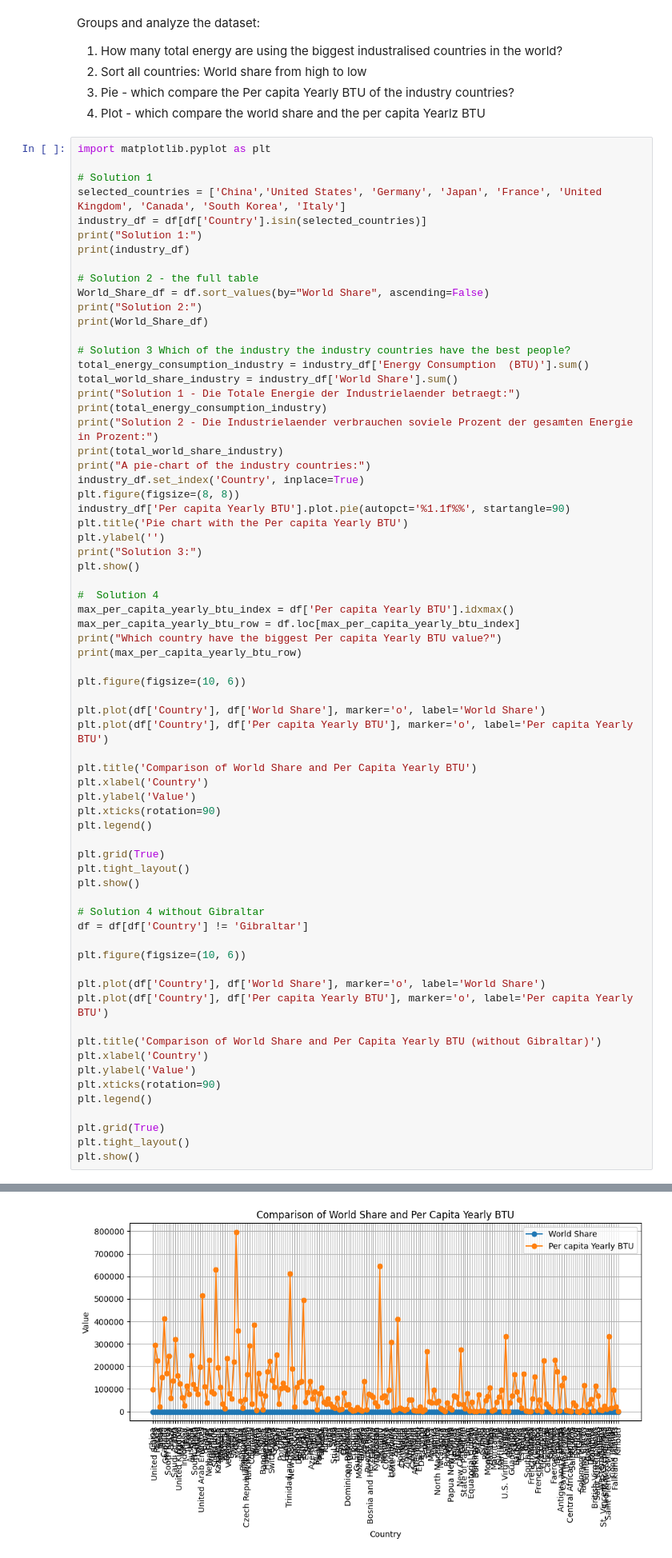
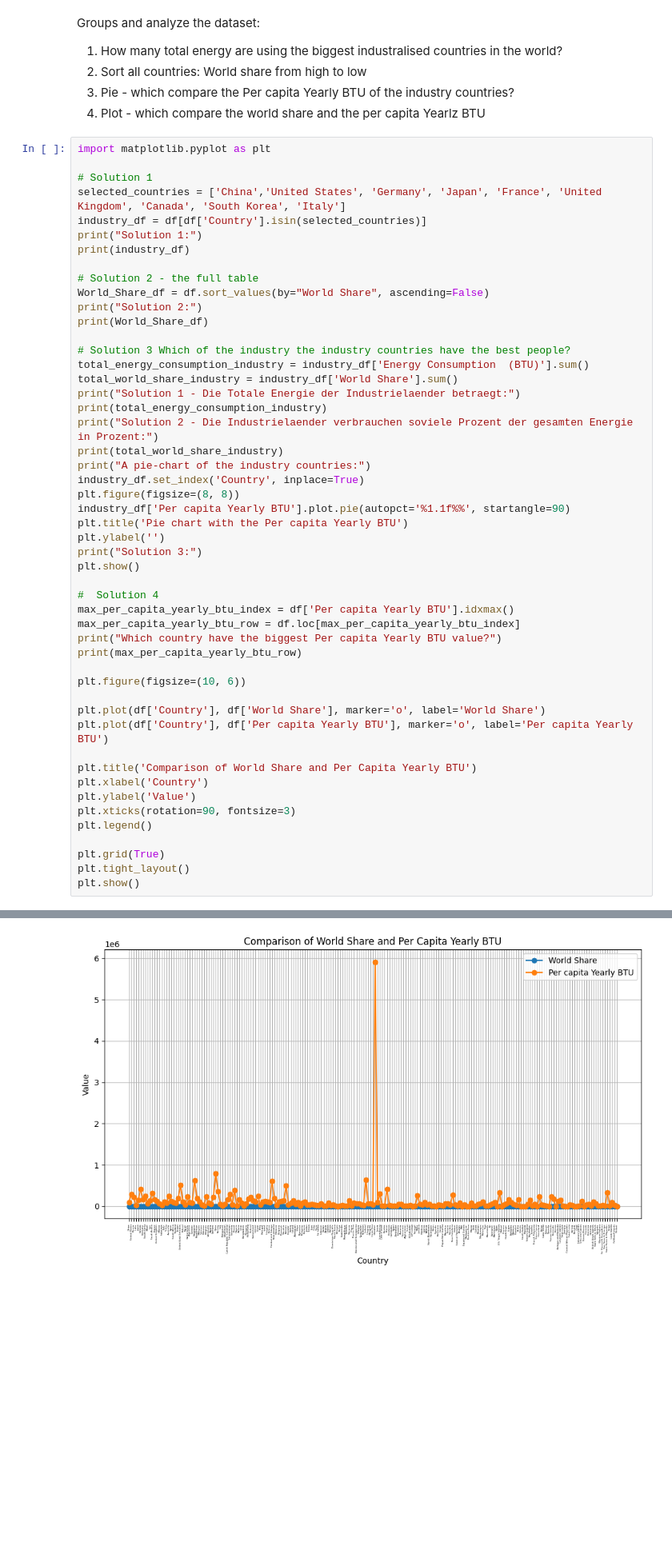
Before and after one commit to MichaelBieri/FFHS_PythonAndFriends, a Jupyter notebook: Abgaben/Teil3_Anwendung von Pandas.ipynb, the cells around one changed output, grey strips where cells are left out. Shown at 80% size. Saved outputs shown, nothing was run; the diff lists cells and outputs as text; blank space fills up the shorter version.

```diff
--- a/Abgaben/Teil3_Anwendung von Pandas.ipynb
+++ b/Abgaben/Teil3_Anwendung von Pandas.ipynb
@@ -158,29 +156,11 @@ plt.plot(df['Country'], df['Per capita Yearly BTU'], marker='o', label='Per capi
 plt.title('Comparison of World Share and Per Capita Yearly BTU')
 plt.xlabel('Country')
 plt.ylabel('Value')
-plt.xticks(rotation=90)
+plt.xticks(rotation=90, fontsize=3)
 plt.legend()
 
 plt.grid(True)
 plt.tight_layout()
 plt.show()
-
-# Solution 4 without Gibraltar
-df = df[df['Country'] != 'Gibraltar']
-
-plt.figure(figsize=(10, 6))
-
-plt.plot(df['Country'], df['World Share'], marker='o', label='World Share')
-plt.plot(df['Country'], df['Per capita Yearly BTU'], marker='o', label='Per capita Yearly BTU')
-
-plt.title('Comparison of World Share and Per Capita Yearly BTU (without Gibraltar)')
-plt.xlabel('Country')
-plt.ylabel('Value')
-plt.xticks(rotation=90)
-plt.legend()
-
-plt.grid(True)
-plt.tight_layout()
-plt.show()
 # %% [output]
 Solution 1:
@@ -211 +191 @@ Name: 37, dtype: object
-[figure, old version]
+[figure, new version]
```
Also changed, not shown: parts of 3 cells of this notebook.
